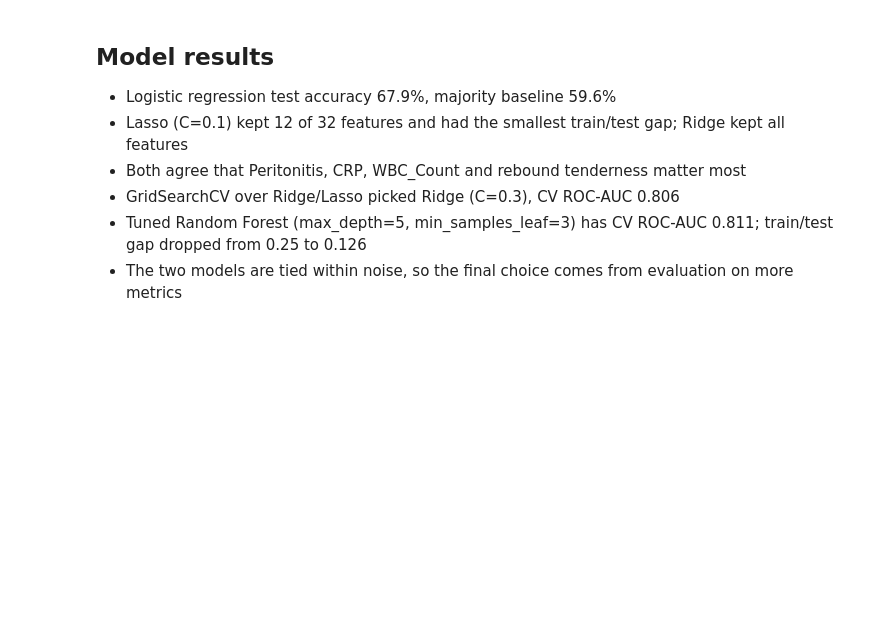
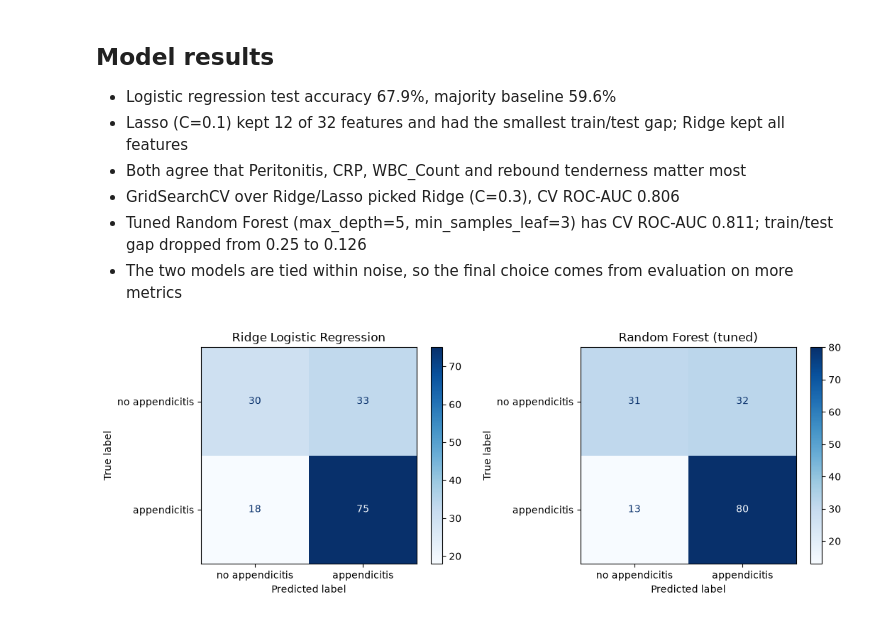
Before and after one commit to Mil9nn/pediatric-appendicitis, a Jupyter notebook: main.ipynb, the cells around one changed output. Saved outputs shown, nothing was run; the diff lists cells and outputs as text; code cells hidden in the pictures; blank space fills up the shorter version.

Commit message:
evaluated final models with confusion matrix, roc and feature importance

```diff
--- a/main.ipynb
+++ b/main.ipynb
@@ -494,3 +633,21 @@ print("Test ROC-AUC:", round(roc_auc_score(y_test, best_rf.predict_proba(X_test)
 - GridSearchCV over Ridge/Lasso picked Ridge (C=0.3), CV ROC-AUC 0.806
 - Tuned Random Forest (max_depth=5, min_samples_leaf=3) has CV ROC-AUC 0.811; train/test gap dropped from 0.25 to 0.126
 - The two models are tied within noise, so the final choice comes from evaluation on more metrics
+# %%
+from sklearn.metrics import ConfusionMatrixDisplay
+
+# the two tuned models from cross-validation
+final_models = {"Ridge Logistic Regression": best_lr, "Random Forest (tuned)": best_rf}
+
+# one confusion matrix per model on the test set
+fig, axes = plt.subplots(1, 2, figsize=(11, 4))
+for ax, (name, model) in zip(axes, final_models.items()):
+    ConfusionMatrixDisplay.from_estimator(
+        model, X_test, y_test, ax=ax, cmap="Blues",
+        display_labels=["no appendicitis", "appendicitis"],
+    )
+    ax.set_title(name)
+plt.tight_layout()
+plt.show()
+# %% [output]
+[figure, added]
```
Also changed, not shown: parts of 22 cells of this notebook.
